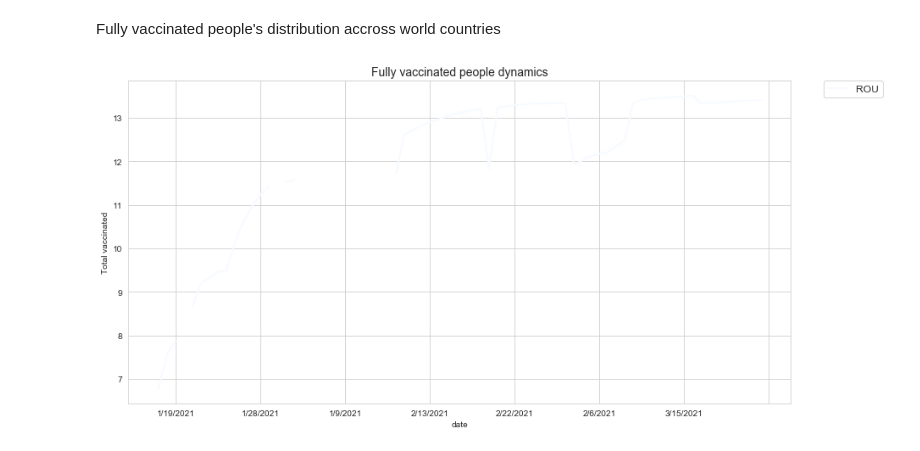
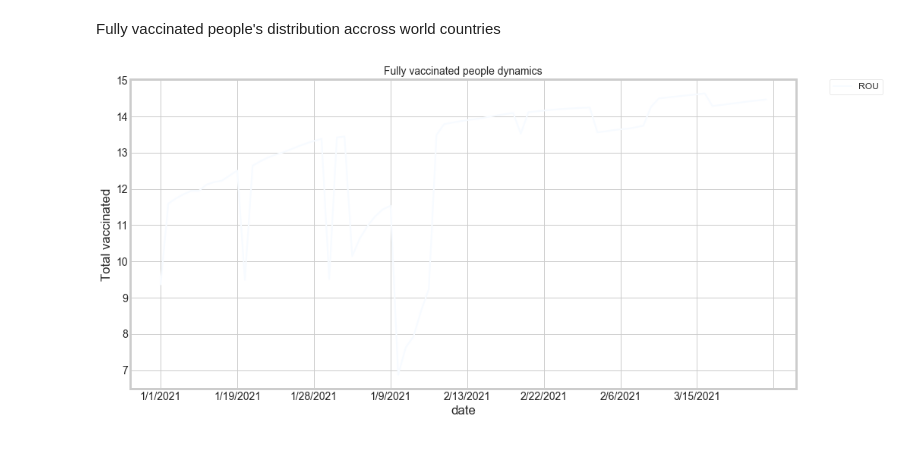
Before and after one commit to simofleanta/Data_coding_preparations, a Jupyter notebook: vax.ipynb, the cells around one changed output. Saved outputs shown, nothing was run; the diff lists cells and outputs as text; code cells hidden in the pictures.

```diff
--- a/vax.ipynb
+++ b/vax.ipynb
@@ -260,14 +270,0 @@ print(x.shape)
-# %%
-wcss = []
-for i in range(1, 11):
-    kmeans = KMeans(n_clusters = i, init = 'k-means++', max_iter = 300, n_init = 10, random_state = 0)
-    kmeans.fit(x)
-    wcss.append(kmeans.inertia_)
-
-plt.rcParams['figure.figsize'] = (15, 5)
-plt.plot(range(1, 11), wcss)
-plt.title('K-Means Clustering(The Elbow Method)', fontsize = 20)
-plt.xlabel('vaccines')
-plt.ylabel('Count')
-plt.grid()
-plt.show()
@@ -276,18 +270,0 @@ plt.show()
-# %%
-kmeans = KMeans(n_clusters = 4, init = 'k-means++', max_iter = 300, n_init = 10, random_state = 0)
-ymeans = kmeans.fit_predict(x)
-
-plt.rcParams['figure.figsize'] = (17, 8)
-plt.title('BA_jobs clusters', fontsize = 20)
-
-plt.scatter(x[ymeans == 0, 0], x[ymeans == 0, 1], s = 100, c= 'gray', label = 'BA' )
-plt.scatter(x[ymeans == 1, 0], x[ymeans == 1, 1], s = 100, c= 'darkgreen', label = 'BI')
-plt.scatter(x[ymeans == 2, 0], x[ymeans == 2, 1], s = 100, c= 'darkred', label = 'DEV')
-plt.scatter(x[ymeans == 3, 0], x[ymeans == 3, 1], s = 100, c = 'darkblue', label = 'FA')
-plt.scatter(kmeans.cluster_centers_[:, 1], kmeans.cluster_centers_[:, 1], s = 50, c = 'yellow')
-
-plt.style.use('fivethirtyeight')
-plt.xlabel('Salary_Estimate_k  ')
-plt.ylabel('Rating')
-plt.legend()
-plt.grid()
@@ -297,11 +272,11 @@ plt.grid()
 Fully vaccinated people's distribution accross world countries
 # %%
 sns.set_style("whitegrid")
-ax = np.log(Romania.pivot(index='date', columns='iso_code', values='people_fully_vaccinated')).plot(figsize=(14,7), colormap='Blues', linewidth=2)
+ax = np.log(Romania.pivot(index='date', columns='iso_code', values='total_vaccinations')).plot(figsize=(14,7), colormap='Blues', linewidth=2)
 lgd = plt.legend(bbox_to_anchor=(1.05, 1), loc=2, borderaxespad=0., fontsize=12)
 plt.title('Fully vaccinated people dynamics', fontsize=14)
 plt.ylabel('Total vaccinated')
 plt.grid(which='minor')
 plt.show()
 # %% [output]
-[figure, old version]
+[figure, new version]
```
Also changed, not shown: parts of 12 cells of this notebook, 1 other file.
